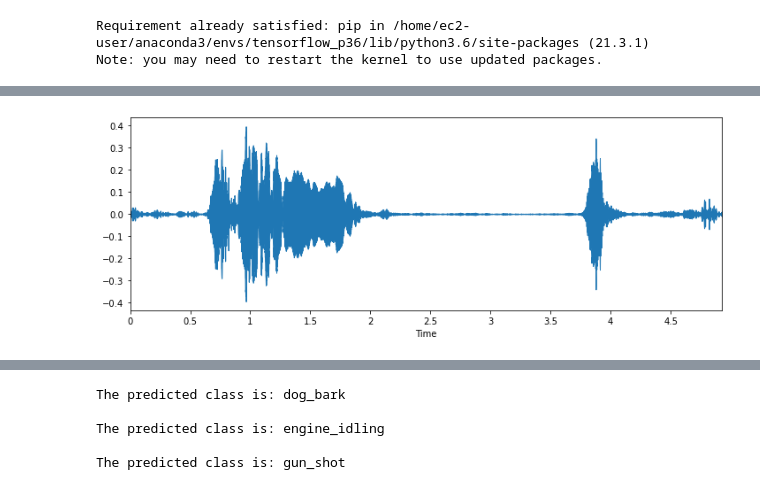
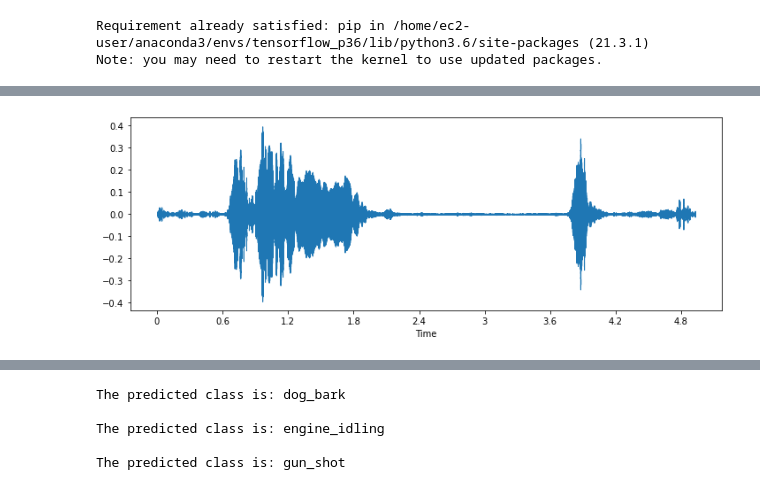
Before and after one commit to Naaafis/Senior_Design, a Jupyter notebook: model-deployment.ipynb, the cells around one changed output, grey strips where cells are left out. Saved outputs shown, nothing was run; the diff lists cells and outputs as text; code cells hidden in the pictures.

```diff
--- a/model-deployment.ipynb
+++ b/model-deployment.ipynb
@@ -76,17 +86,17 @@ Note: you may need to restart the kernel to use updated packages.
 # %%
 import IPython.display as ipd
 import librosa
 import librosa.display
 import matplotlib.pyplot as plt
 
 filename = 'bark.wav'
 plt.figure(figsize=(12,4))
 data,sample_rate = librosa.load(filename)
-_ = librosa.display.waveplot(data,sr=sample_rate)
+_ = librosa.display.waveshow(data,sr=sample_rate)
 ipd.Audio(filename)
 # %% [output]
 [interactive output not drawn]
-[figure, old version]
+[figure, new version]
 # %%
 pip install pandas
 # %% [output]
```
Also changed, not shown: parts of 14 cells of this notebook.
